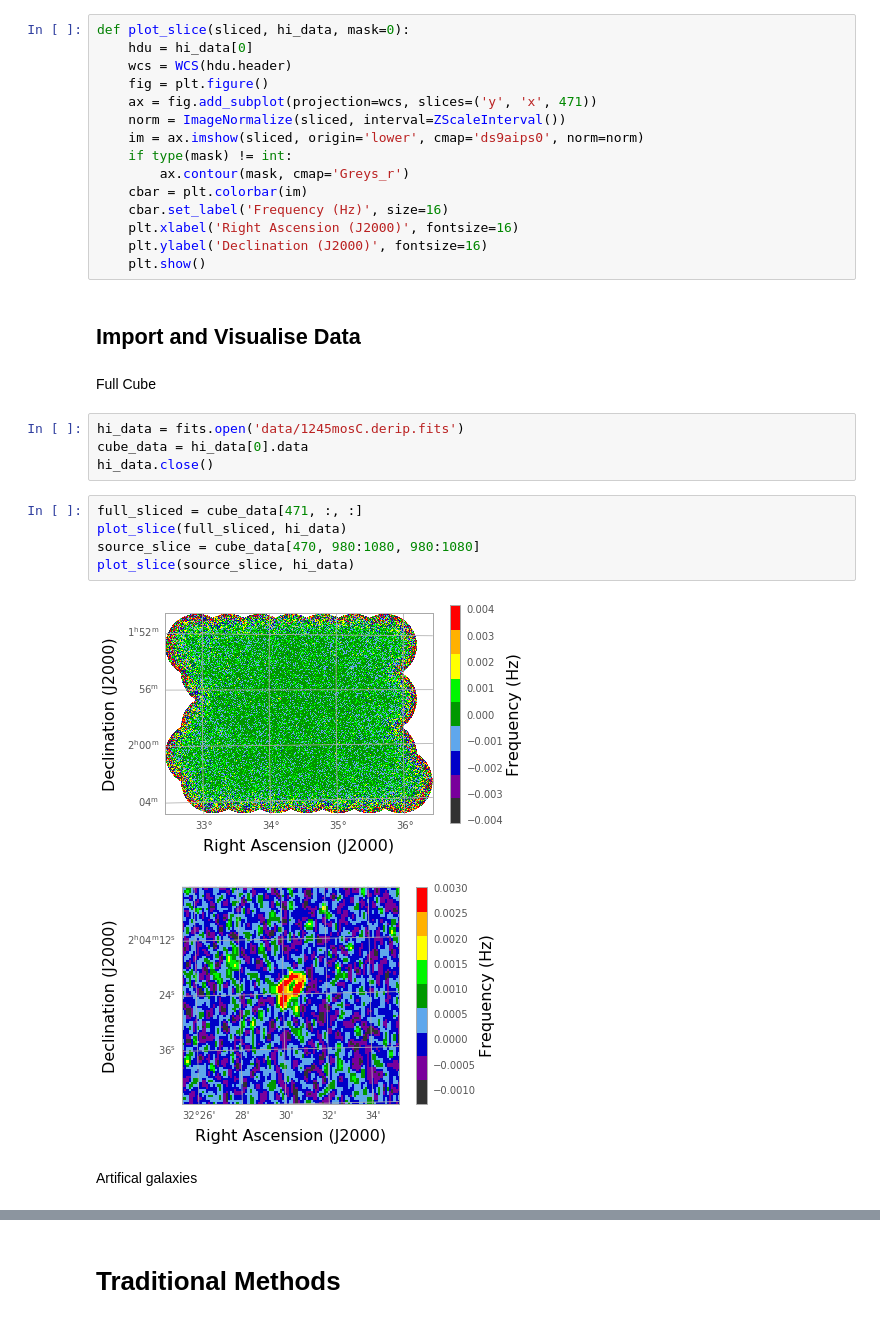
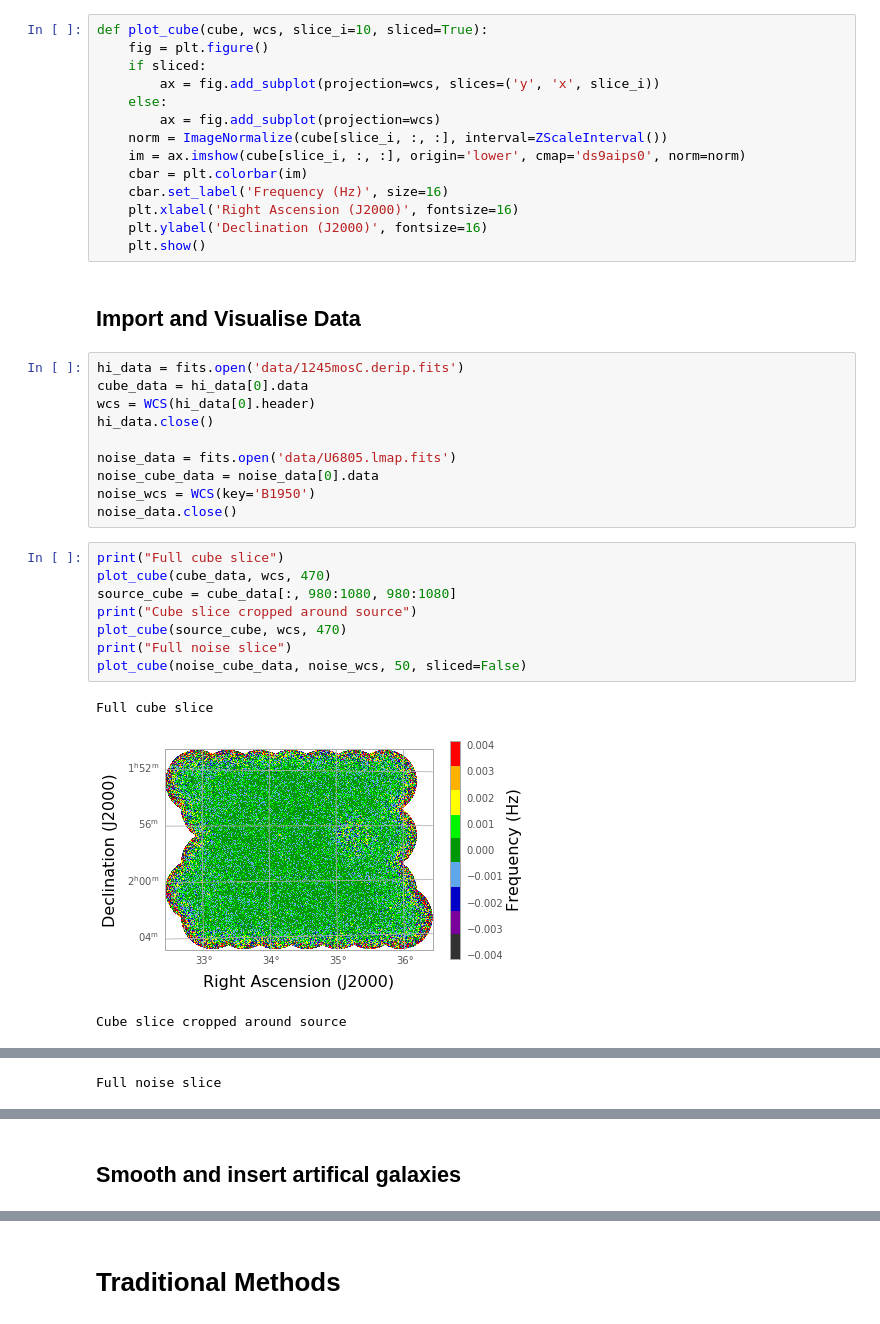
Before and after one commit to Jbarkai/HISourceFinder, a Jupyter notebook: Practice methods.ipynb, the cells around one changed output, grey strips where cells are left out. Saved outputs shown, nothing was run; the diff lists cells and outputs as text.

Commit message:
make synthetic cubes

```diff
--- a/Practice methods.ipynb
+++ b/Practice methods.ipynb
@@ -51,15 +71,14 @@ ds9aips0 = {'red': lambda v : np.select([v < 1/9., v < 2/9., v < 3/9., v < 4/9.,
                                         [0.196, 0.608, 0.785, 0.925, 0, 0, 0, 0, 0])}
 register_cmap('ds9aips0', data=ds9aips0)
 # %%
-def plot_slice(sliced, hi_data, mask=0):
-    hdu = hi_data[0]
-    wcs = WCS(hdu.header)
+def plot_cube(cube, wcs, slice_i=10, sliced=True):
     fig = plt.figure()
-    ax = fig.add_subplot(projection=wcs, slices=('y', 'x', 471))
-    norm = ImageNormalize(sliced, interval=ZScaleInterval())
-    im = ax.imshow(sliced, origin='lower', cmap='ds9aips0', norm=norm)
-    if type(mask) != int:
-        ax.contour(mask, cmap='Greys_r')
+    if sliced:
+        ax = fig.add_subplot(projection=wcs, slices=('y', 'x', slice_i))
+    else:
+        ax = fig.add_subplot(projection=wcs)
+    norm = ImageNormalize(cube[slice_i, :, :], interval=ZScaleInterval())
+    im = ax.imshow(cube[slice_i, :, :], origin='lower', cmap='ds9aips0', norm=norm)
     cbar = plt.colorbar(im)
     cbar.set_label('Frequency (Hz)', size=16)
     plt.xlabel('Right Ascension (J2000)', fontsize=16)
@@ -67,19 +86,25 @@ def plot_slice(sliced, hi_data, mask=0):
     plt.show()
 # %% [markdown]
 ## Import and Visualise Data
-# %% [markdown]
-Full Cube
 # %%
 hi_data = fits.open('data/1245mosC.derip.fits')
 cube_data = hi_data[0].data
+wcs = WCS(hi_data[0].header)
 hi_data.close()
+
+noise_data = fits.open('data/U6805.lmap.fits')
+noise_cube_data = noise_data[0].data
+noise_wcs = WCS(key='B1950')
+noise_data.close()
-# %%
-full_sliced = cube_data[471, :, :]
-plot_slice(full_sliced, hi_data)
-source_slice = cube_data[470, 980:1080, 980:1080]
-plot_slice(source_slice, hi_data)
-# %% [output]
-[figure, removed]
-[figure, removed]
-# %% [markdown]
-Artifical galaxies
+# %%
+print("Full cube slice")
+plot_cube(cube_data, wcs, 470)
+source_cube = cube_data[:, 980:1080, 980:1080]
+print("Cube slice cropped around source")
+plot_cube(source_cube, wcs, 470)
+print("Full noise slice")
+plot_cube(noise_cube_data, noise_wcs, 50, sliced=False)
+# %% [output]
+Full cube slice
+[figure, added]
+Cube slice cropped around source
@@ -85,0 +112 @@ Artifical galaxies
+Full noise slice
@@ -85,0 +114,2 @@ Artifical galaxies
+# %% [markdown]
+## Smooth and insert artifical galaxies
```
Also changed, not shown: parts of 20 cells of this notebook, 4 other files.
